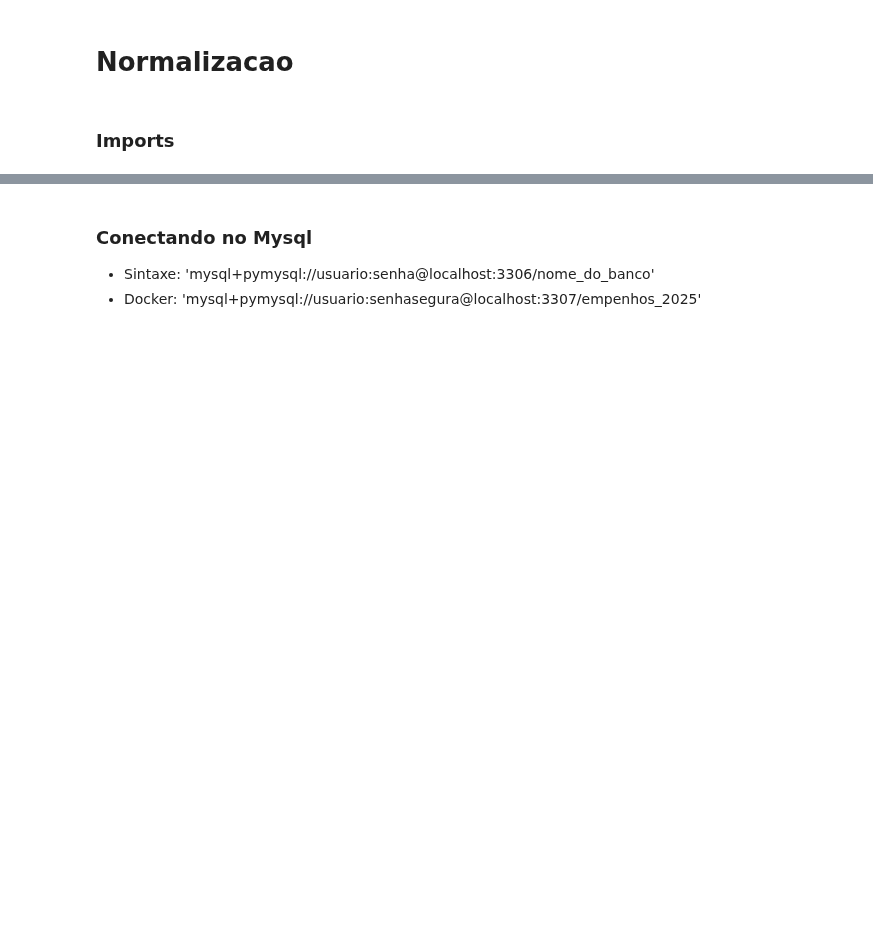
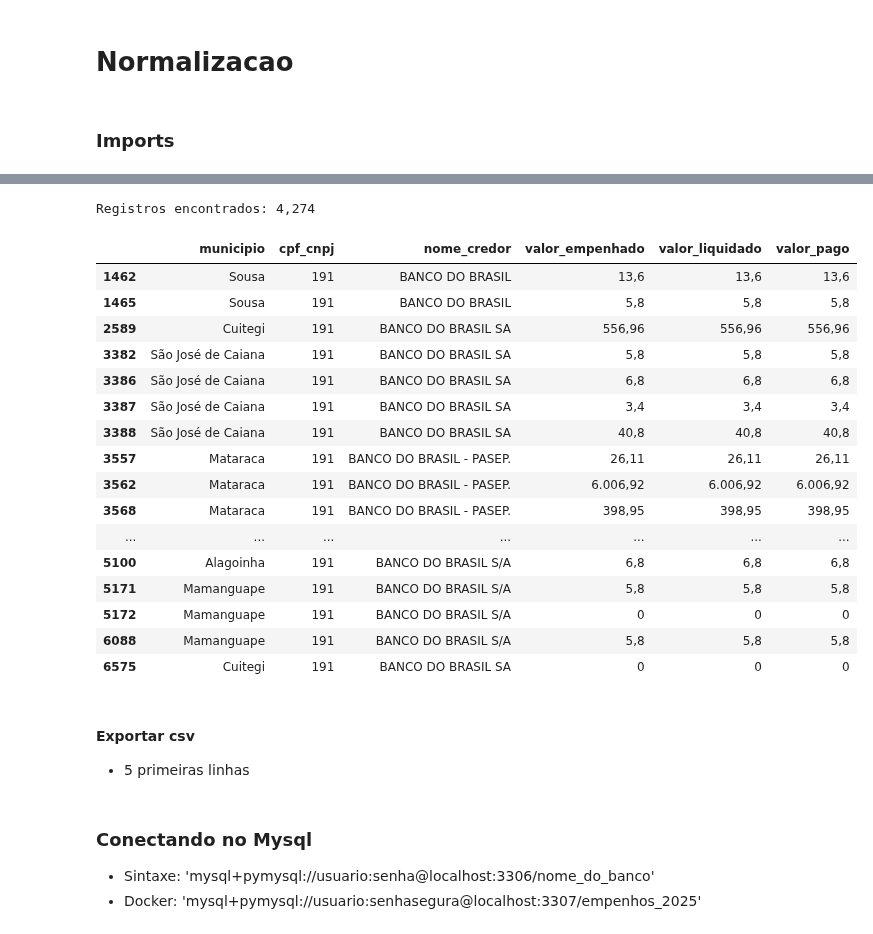
Before and after one commit to neryguilherme/modelagem, a Jupyter notebook: src/python/normalizacao.ipynb, the cells around one changed output, grey strips where cells are left out. Saved outputs shown, nothing was run; the diff lists cells and outputs as text; code cells hidden in the pictures; blank space fills up the shorter version.

```diff
--- a/src/python/normalizacao.ipynb
+++ b/src/python/normalizacao.ipynb
@@ -18,5 +16,4 @@ from sqlalchemy import create_engine
 # %%
-df_despesas = pd.read_csv('raw/despesas-2025.csv', sep=';')
-df_receitas = pd.read_csv('raw/receitas-2025.csv', sep=';')
+df_despesas = pd.read_csv('../raw/despesas-2025.csv', sep=';')
 # %%
 print(df_despesas.info())
@@ -42,7 +81,13 @@ None
 # %%
-df_despesas_1semestre = df_despesas[
-    pd.to_datetime(df_despesas['data_empenho'], dayfirst=True).dt.month <= 6
-].copy()
+datas_convertidas = pd.to_datetime(
+    df_despesas['data_empenho'],
+    dayfirst=True,
+    format='mixed',
+    errors='coerce'
+)
+
+# Filtra o primeiro semestre
+df_despesas_1semestre = df_despesas[datas_convertidas.dt.month <= 6].copy()
 
 df_despesas_1semestre.info()
 # %% [output]
@@ -65,0 +197,42 @@ memory usage: 1.0 GB
+# %%
+# Busca por cpf_cnpj = 191 ou 00000000000191
+# Normaliza para comparar apenas dígitos e remover zeros à esquerda
+
+s = (
+    df_despesas_1semestre['cpf_cnpj']
+    .astype(str)
+    .str.replace(r'\D', '', regex=True)
+    .str.replace(r'^0+(?=\d)', '', regex=True)
+)
+
+mask = s.eq('191')
+
+resultado = df_despesas_1semestre.loc[mask].copy()
+
+print(f"Registros encontrados: {len(resultado):,}")
+if not resultado.empty:
+    display(resultado[['municipio', 'cpf_cnpj', 'nome_credor', 'valor_empenhado', 'valor_liquidado', 'valor_pago']].head(20))
+else:
+    print("Nenhum registro com cpf_cnpj = 191 ou 00000000000191 encontrado.")
+# %% [output]
+Registros encontrados: 4,274
+|  | municipio | cpf_cnpj | nome_credor | valor_empenhado | valor_liquidado | valor_pago |
+| 1462 | Sousa | 191 | BANCO DO BRASIL | 13,6 | 13,6 | 13,6 |
+| 1465 | Sousa | 191 | BANCO DO BRASIL | 5,8 | 5,8 | 5,8 |
+| 2589 | Cuitegi | 191 | BANCO DO BRASIL SA | 556,96 | 556,96 | 556,96 |
+| 3382 | São José de Caiana | 191 | BANCO DO BRASIL SA | 5,8 | 5,8 | 5,8 |
+| 3386 | São José de Caiana | 191 | BANCO DO BRASIL SA | 6,8 | 6,8 | 6,8 |
+| 3387 | São José de Caiana | 191 | BANCO DO BRASIL SA | 3,4 | 3,4 | 3,4 |
+| 3388 | São José de Caiana | 191 | BANCO DO BRASIL SA | 40,8 | 40,8 | 40,8 |
+| 3557 | Mataraca | 191 | BANCO DO BRASIL - PASEP. | 26,11 | 26,11 | 26,11 |
+| 3562 | Mataraca | 191 | BANCO DO BRASIL - PASEP. | 6.006,92 | 6.006,92 | 6.006,92 |
+| 3568 | Mataraca | 191 | BANCO DO BRASIL - PASEP. | 398,95 | 398,95 | 398,95 |
+| ... | ... | ... | ... | ... | ... | ... |
+| 5100 | Alagoinha | 191 | BANCO DO BRASIL S/A | 6,8 | 6,8 | 6,8 |
+| 5171 | Mamanguape | 191 | BANCO DO BRASIL S/A | 5,8 | 5,8 | 5,8 |
+| 5172 | Mamanguape | 191 | BANCO DO BRASIL S/A | 0 | 0 | 0 |
+| 6088 | Mamanguape | 191 | BANCO DO BRASIL S/A | 5,8 | 5,8 | 5,8 |
+| 6575 | Cuitegi | 191 | BANCO DO BRASIL SA | 0 | 0 | 0 |
+# %% [markdown]
+#### Exportar csv
+- 5 primeiras linhas
```
Also changed, not shown: parts of 11 cells of this notebook, 8 other files.
